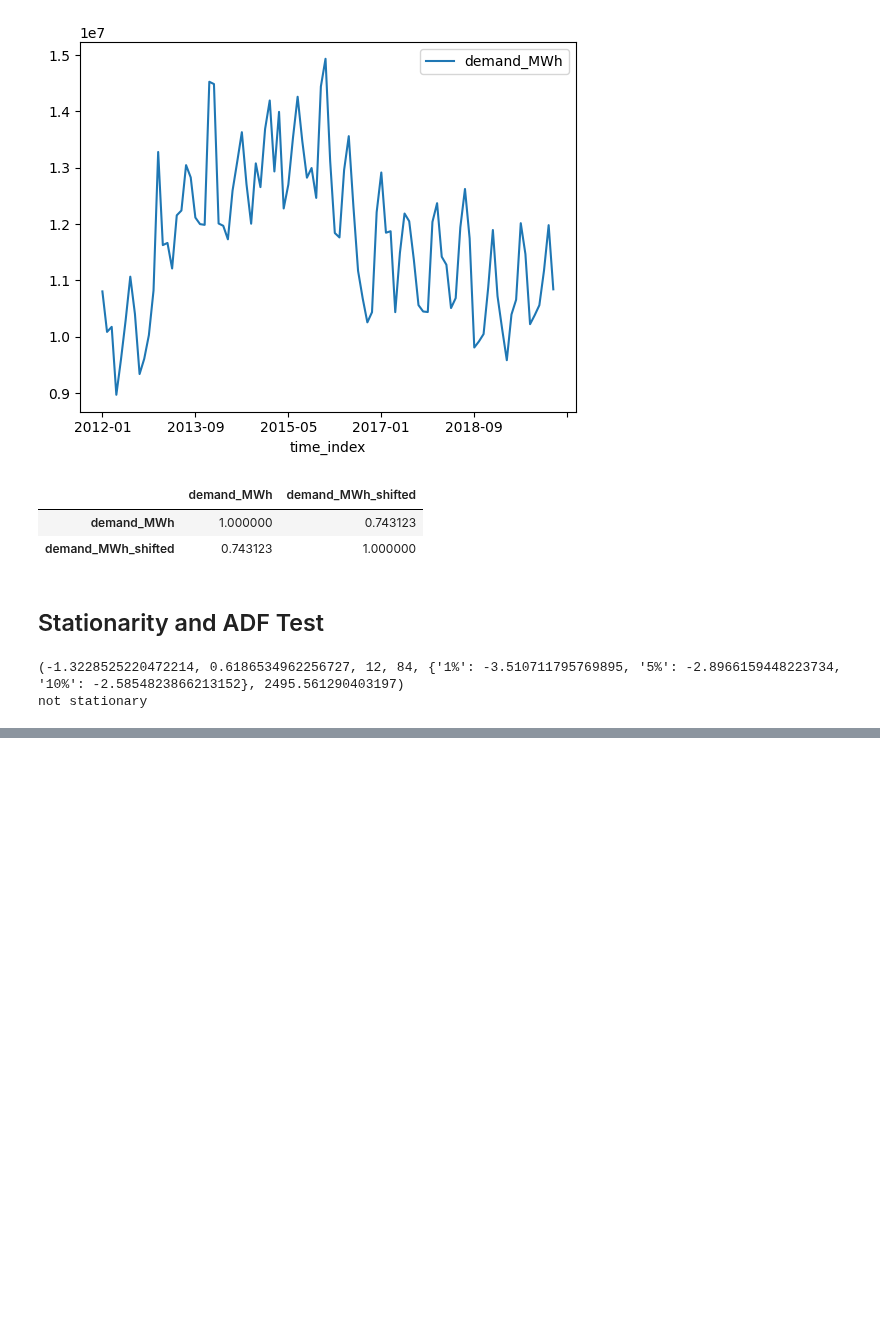
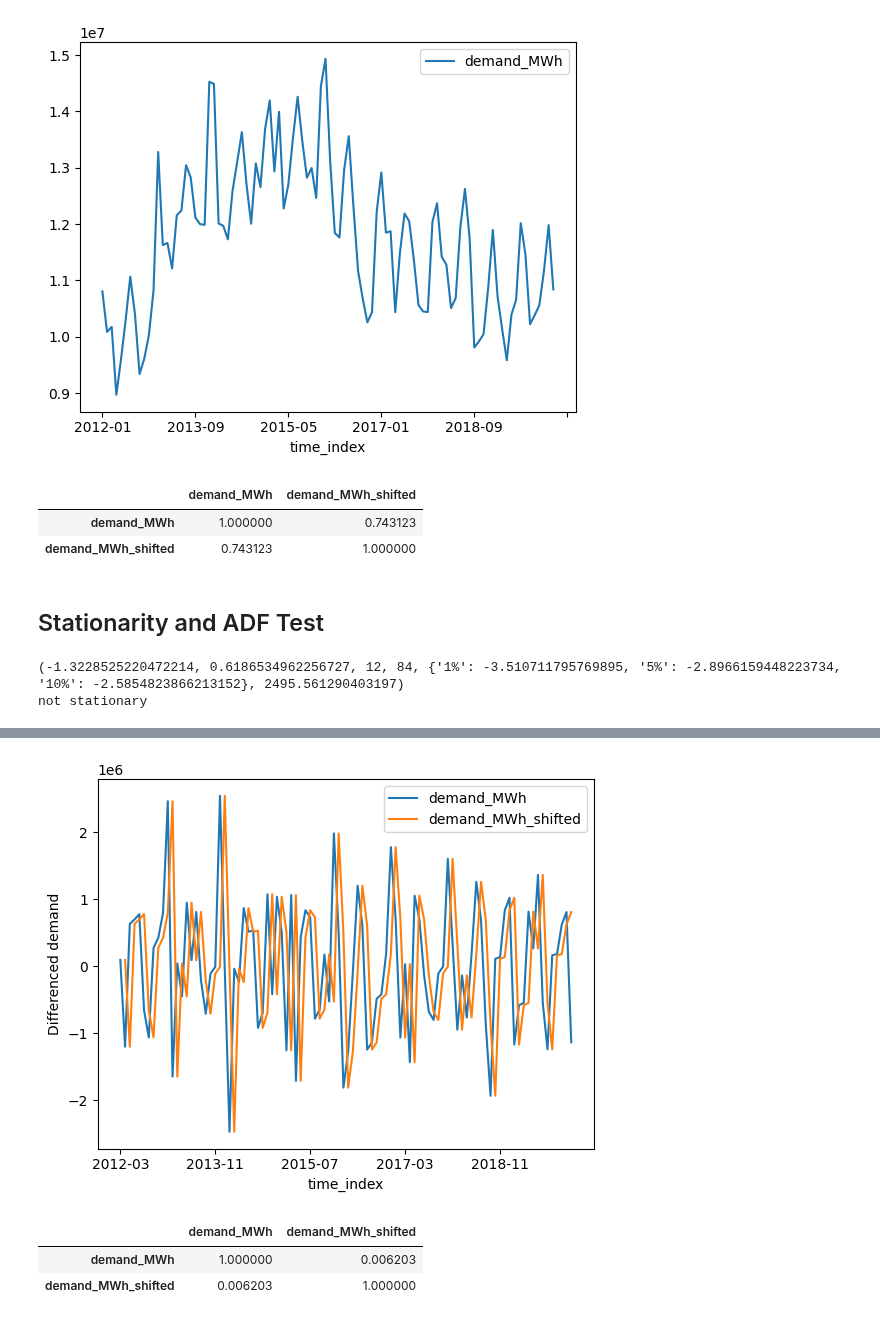
Before and after one commit to tomashbk/electric_energy_demand_argentina, a Jupyter notebook: AR.ipynb, the cells around one changed output, grey strips where cells are left out. Cells and saved outputs as stored; diff of their text form; code cells hidden in the pictures; blank space fills up the shorter version.

```diff
--- a/AR.ipynb
+++ b/AR.ipynb
@@ -43,0 +72,11 @@ not stationary
+# %%
+differenced_data['demand_MWh_shifted'] = differenced_data['demand_MWh'].shift(1)
+ax = differenced_data.plot()
+ax.set_ylabel('Differenced demand')
+plt.show()
+differenced_data.corr()
+# %% [output]
+[figure, added]
+|  | demand_MWh | demand_MWh_shifted |
+| demand_MWh | 1.000000 | 0.006203 |
+| demand_MWh_shifted | 0.006203 | 1.000000 |
```
Also changed, not shown: parts of 7 cells of this notebook.
